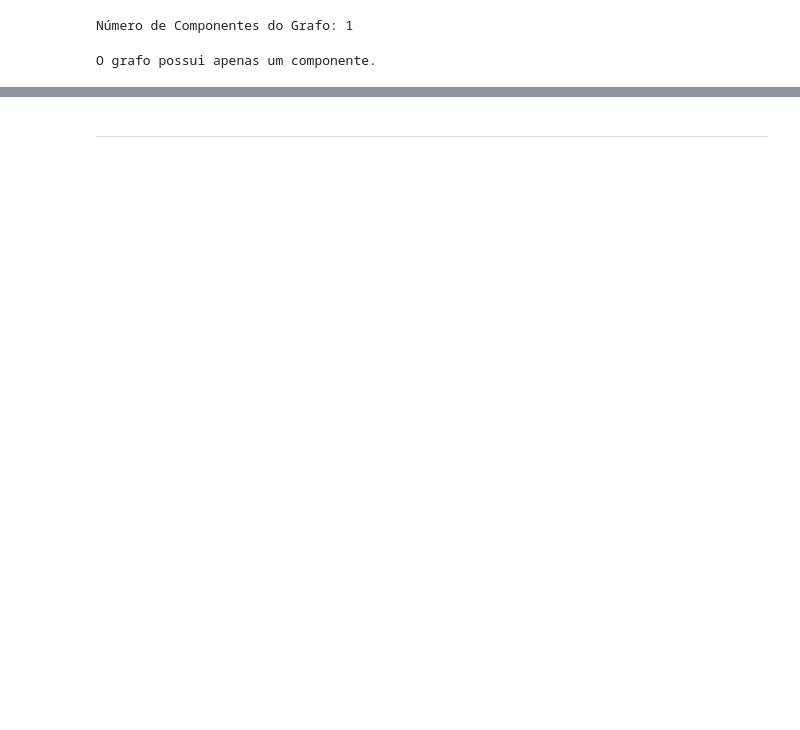
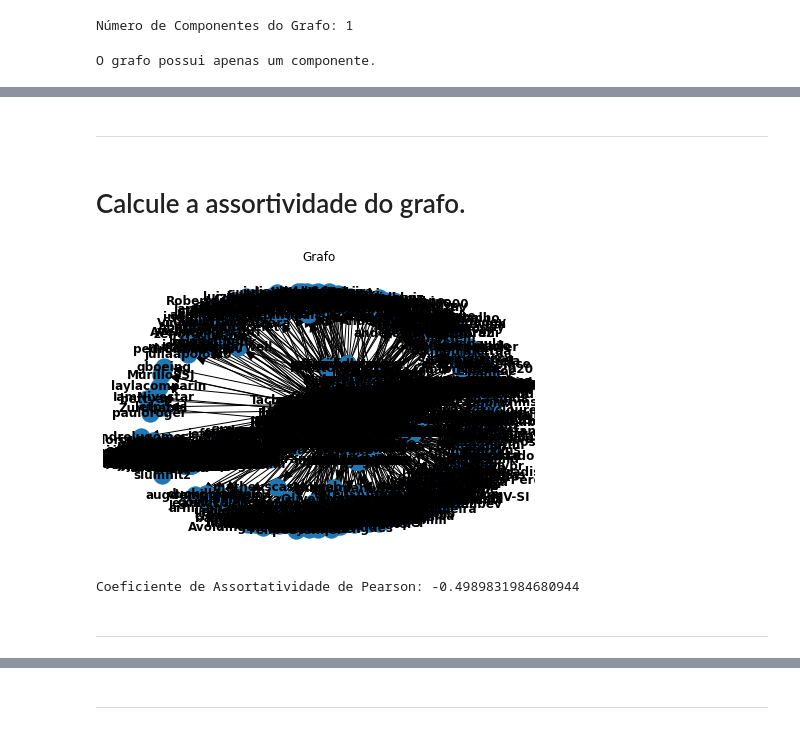
Before and after one commit to lucianobajr/github-complex-networks, a Jupyter notebook: analysis/simple-networks-person-github-analysis.ipynb, the cells around one changed output, grey strips where cells are left out. Cells and saved outputs as stored; diff of their text form; code cells hidden in the pictures; blank space fills up the shorter version.

```diff
--- a/analysis/simple-networks-person-github-analysis.ipynb
+++ b/analysis/simple-networks-person-github-analysis.ipynb
@@ -206,0 +437,21 @@ O grafo possui apenas um componente.
+# %% [markdown]
+------------------------------------------------------------------------------
+# %% [markdown]
+# Calcule a assortividade do grafo.
+# %%
+
+# Calcular assortatividade
+assortatividade = nx.degree_assortativity_coefficient(G)
+
+# Plotar o gráfico da assortatividade
+nx.draw(G, with_labels=True, font_weight='bold', arrowsize=20)
+plt.title('Grafo')
+plt.show()
+
+# Exibir o coeficiente de Pearson para a assortatividade
+print(f'Coeficiente de Assortatividade de Pearson: {assortatividade}')
+# %% [output]
+[figure, added]
+Coeficiente de Assortatividade de Pearson: -0.4989831984680944
+# %% [markdown]
+--------------------------------------------------------------------
```
Also changed, not shown: parts of 38 cells of this notebook.
